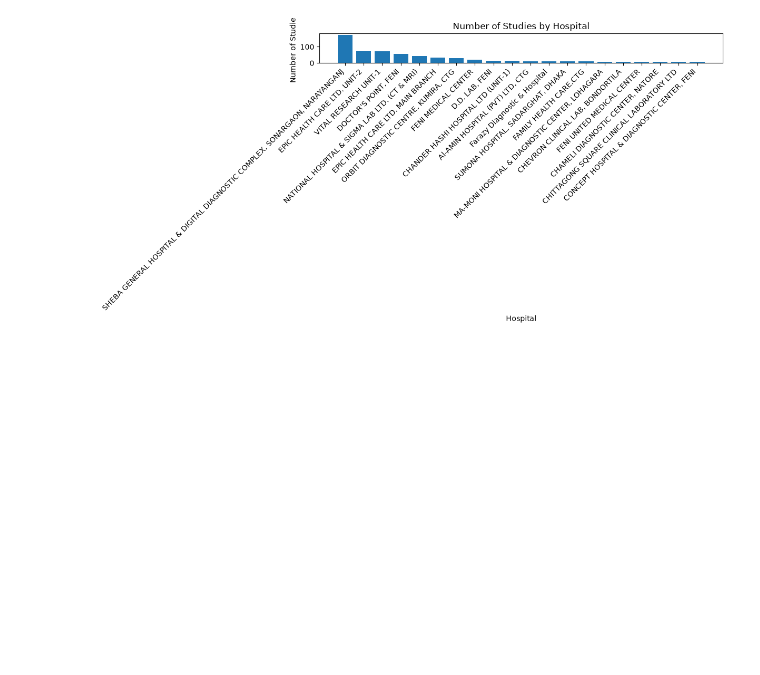
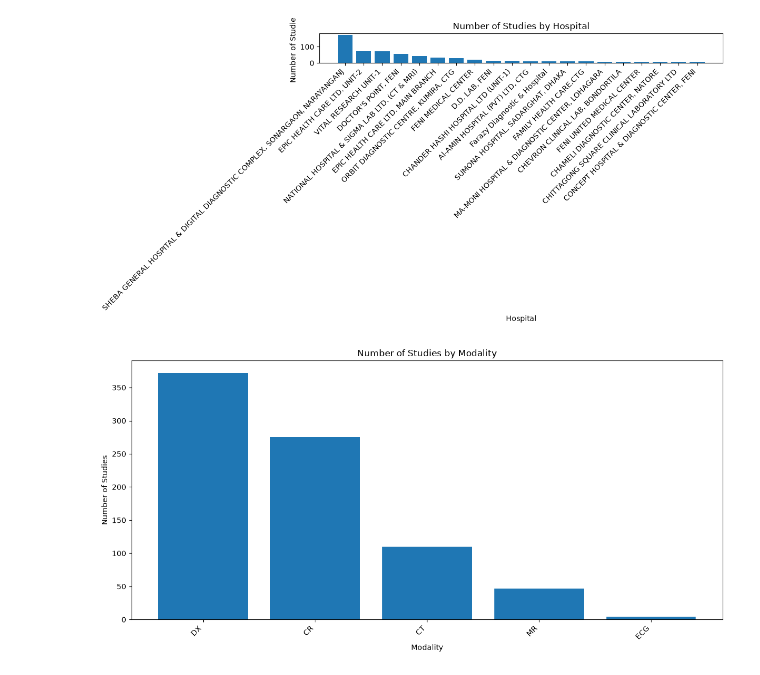
Before and after one commit to mdruhulamin5347/Machine-Learning, a Jupyter notebook: radiology_data_analysis.ipynb, the cells around one changed output. Saved outputs shown, nothing was run; the diff lists cells and outputs as text; code cells hidden in the pictures; blank space fills up the shorter version.

```diff
--- a/radiology_data_analysis.ipynb
+++ b/radiology_data_analysis.ipynb
@@ -290,3 +290,21 @@ plt.tight_layout()
 plt.show()
 # %% [output]
 [figure]
+# %%
+modality_counts = radiology_data["Modality"].value_counts().head(20)
+
+plt.figure(figsize=(12, 6))
+
+plt.bar(modality_counts.index, modality_counts.values)
+
+plt.title("Number of Studies by Modality")
+plt.xlabel("Modality")
+
+plt.ylabel("Number of Studies")
+
+plt.xticks(rotation=45, ha="right")
+
+plt.tight_layout()
+plt.show()
+# %% [output]
+[figure, added]
```
